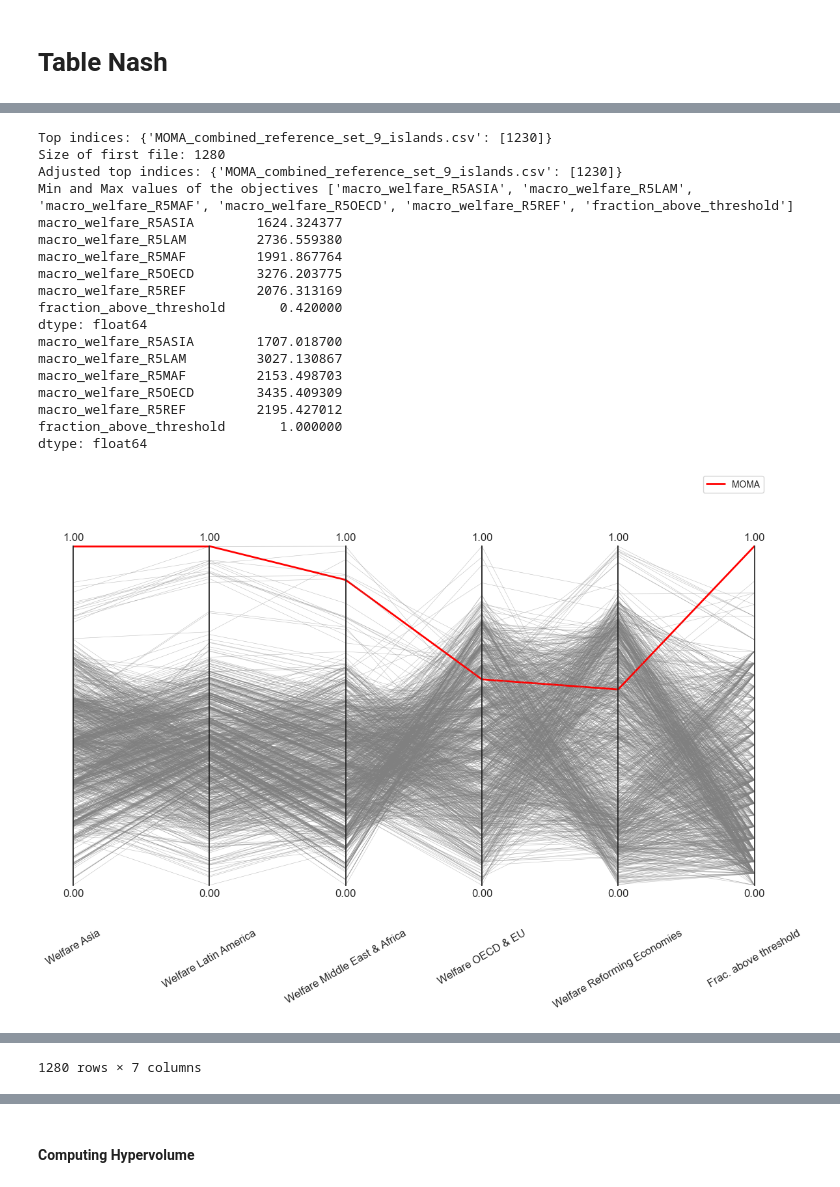
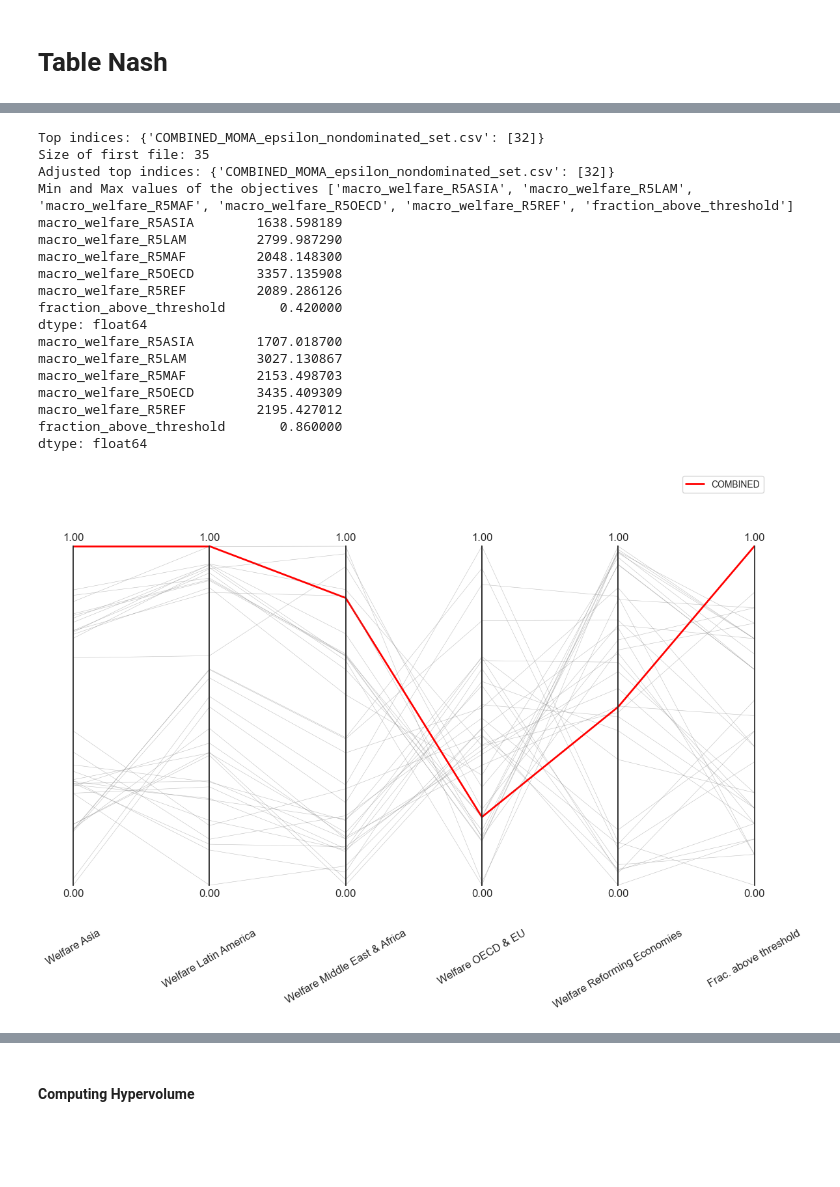
Before and after one commit to marijngeldof/justice, a Jupyter notebook: fourth_paper_analysis.ipynb, the cells around one changed output, grey strips where cells are left out. Drawn from its saved outputs; the diff is of its cells as text; code cells hidden in the pictures; blank space fills up the shorter version.

```diff
--- a/fourth_paper_analysis.ipynb
+++ b/fourth_paper_analysis.ipynb
@@ -689,8 +699,8 @@ R5MAF   # Middle East & Africa (R5)
 R5OECD  # OECD & EU (R5)
 R5REF   # Reforming Economies (R5)
 """
-
-filename = "MOMA_combined_reference_set_9_islands.csv"#"MOMA_reference_set.csv" #"MOMA_combined_reference_set_9_islands.csv" #"MOMA_reference_set.csv" #"MOMA_reference_set_SORTED.csv" #"MOMA_combined_reference_set_9_islands.csv"
+#COMBINED_MOMA_epsilon_nondominated_set.csv -> combined across 9 islands and pareto sorted. 32 index is pareto nash
+filename = "COMBINED_MOMA_epsilon_nondominated_set.csv"#"MOMA_reference_set.csv" #"MOMA_combined_reference_set_9_islands.csv" #"MOMA_reference_set.csv" #"MOMA_reference_set_SORTED.csv" #"MOMA_combined_reference_set_9_islands.csv"
 # filename = "200000.csv"
 
 visualize_tradeoffs(
@@ -725,42 +735,42 @@ visualize_tradeoffs(
         "max",
         "max",
         "min",
     ],
     pretty_labels=[
 
         "Welfare Asia", #R5ASIA
         "Welfare Latin America", #R5LAM
         "Welfare Middle East & Africa", #R5MAF
         "Welfare OECD & EU", #R5OECD
         "Welfare Reforming Economies", #R5REF
         "Frac. above threshold",
     ],
     default_colors=["red", "blue"],
     top_percentage=0.1,
     show_best_solutions=True,
-    highlight_indices={filename: [1230]},  # ← new: list of row‐indices you want to highlight
+    highlight_indices={filename: [32]},  # ← new: list of row‐indices you want to highlight
     highlight_factor=5,  # ← new: how many× thicker for highlighted rows
     # temperature_filter=False,
     saving=False,
 )
 # %% [output]
-Top indices: {'MOMA_combined_reference_set_9_islands.csv': [1230]}
-Size of first file: 1280
-Adjusted top indices: {'MOMA_combined_reference_set_9_islands.csv': [1230]}
+Top indices: {'COMBINED_MOMA_epsilon_nondominated_set.csv': [32]}
+Size of first file: 35
+Adjusted top indices: {'COMBINED_MOMA_epsilon_nondominated_set.csv': [32]}
 Min and Max values of the objectives ['macro_welfare_R5ASIA', 'macro_welfare_R5LAM', 'macro_welfare_R5MAF', 'macro_welfare_R5OECD', 'macro_welfare_R5REF', 'fraction_above_threshold']
-macro_welfare_R5ASIA        1624.324377
-macro_welfare_R5LAM         2736.559380
-macro_welfare_R5MAF         1991.867764
-macro_welfare_R5OECD        3276.203775
-macro_welfare_R5REF         2076.313169
+macro_welfare_R5ASIA        1638.598189
+macro_welfare_R5LAM         2799.987290
+macro_welfare_R5MAF         2048.148300
+macro_welfare_R5OECD        3357.135908
+macro_welfare_R5REF         2089.286126
 fraction_above_threshold       0.420000
 dtype: float64
 macro_welfare_R5ASIA        1707.018700
 macro_welfare_R5LAM         3027.130867
 macro_welfare_R5MAF         2153.498703
 macro_welfare_R5OECD        3435.409309
 macro_welfare_R5REF         2195.427012
-fraction_above_threshold       1.000000
+fraction_above_threshold       0.860000
 dtype: float64
-[figure, old version]
+[figure, new version]
 |  | macro_welfare_R5ASIA | macro_welfare_R5LAM | macro_welfare_R5MAF | macro_welfare_R5OECD | ... |
@@ -778 +792,0 @@ dtype: float64
-1280 rows × 7 columns
```
Also changed, not shown: parts of 18 cells of this notebook, 2 other files.
